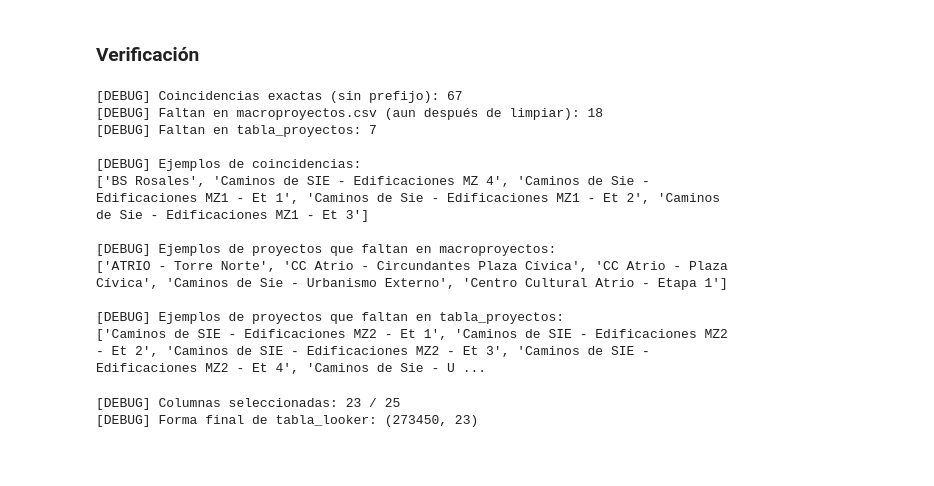
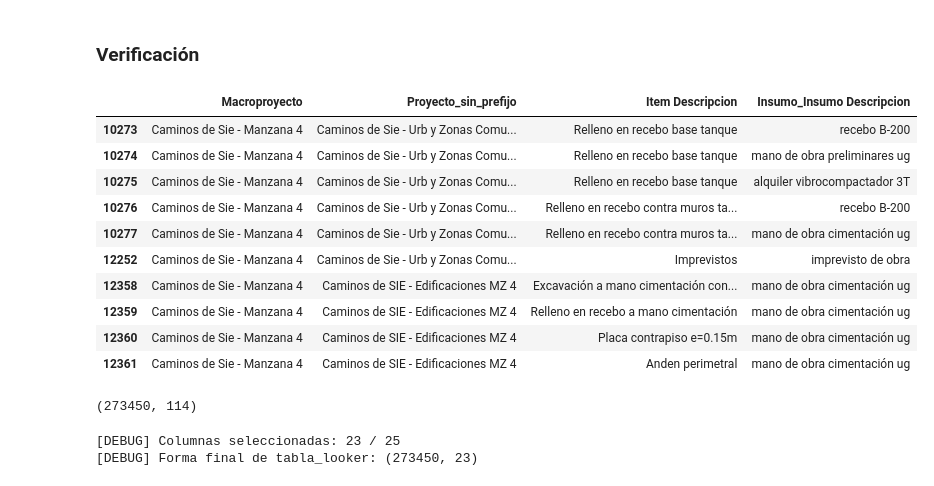
Before and after one commit to ConnectEscuelaIngenieros/consultoriaConnectBogota, a Jupyter notebook: Concatenador_Codigos_para_Homologador.ipynb, the cells around one changed output. Drawn from its saved outputs; the diff is of its cells as text; code cells hidden in the pictures; blank space fills up the shorter version.

```diff
--- a/Concatenador_Codigos_para_Homologador.ipynb
+++ b/Concatenador_Codigos_para_Homologador.ipynb
@@ -66,14 +66,14 @@ tabla_insumos_unica = tabla_insumos.drop_duplicates(subset=["SkIdInsumo"], keep=
 cols_no_clave = [c for c in tabla_insumos_unica.columns if c != "SkIdInsumo"]
 tabla_insumos_pref = tabla_insumos_unica.rename(columns={c: f"Insumo_{c}" for c in cols_no_clave})
 
-tabla_final = pd.merge(tabla_3, tabla_insumos_pref, on="SkIdInsumo", how="left")
-print(f"[DEBUG] OK. Forma final: {tabla_final.shape}")
+tabla_join = pd.merge(tabla_3, tabla_insumos_pref, on="SkIdInsumo", how="left")
+print(f"[DEBUG] OK. Forma final: {tabla_join.shape}")
 
 
 '''
 # === Exportar resultados ===
-tabla_final.to_csv("tabla_looker.csv", index=False, encoding="utf-8", sep=",")
-tabla_final.to_parquet("tabla_looker.parquet", index=False)
+tabla_join.to_csv("tabla_looker.csv", index=False, encoding="utf-8", sep=",")
+tabla_join.to_parquet("tabla_looker.parquet", index=False)
 print("[DEBUG] Exportado CSV y Parquet correctamente.")
 '''
 # %% [output]
@@ -95,30 +85,36 @@ print("[DEBUG] Exportado CSV y Parquet correctamente.")
+# %%
+## Vista de Concatenación Jerárquica
+# Mostrar solo algunas columnas relevantes
+columnas_mostrar = ["Macroproyecto", "Proyecto_sin_prefijo","Item Descripcion","Insumo_Insumo Descripcion"]
+vista_concatenacion = tabla_join[columnas_mostrar]
 # %% [markdown]
 ### Verificación
 # %%
 # Vista rápida de verificación
-#display(tabla_final[["Nombre Proyecto", "Macroproyecto"]].head(10))
 
 # Obtener conjuntos únicos
-set_macroproyectos = set(tabla_final["Proyecto_sin_prefijo"].dropna().str.strip())
+set_macroproyectos = set(vista_concatenacion["Proyecto_sin_prefijo"].dropna().str.strip())
 # Filtrar filas donde el campo 'Macroproyecto' está vacío o no coincide con los esperados
-filtro_no_macro = tabla_final[tabla_final["Macroproyecto"].notna() | (tabla_final["Macroproyecto"].str.strip() == "")]
+filtro_macro = vista_concatenacion[vista_concatenacion["Macroproyecto"].notna() | (vista_concatenacion["Macroproyecto"].str.strip() == "")]
 
-# Mostrar solo algunas columnas relevantes
-columnas_mostrar = ["Nombre Proyecto", "Macroproyecto", "Proyecto_sin_prefijo", "SkIdProyecto", "SkIdCapitulo"]
-display(filtro_no_macro[columnas_mostrar].head(10))
+
+display(filtro_macro[columnas_mostrar].head(10))
 # %% [output]
-[DEBUG] Coincidencias exactas (sin prefijo): 67
-[DEBUG] Faltan en macroproyectos.csv (aun después de limpiar): 18
-[DEBUG] Faltan en tabla_proyectos: 7
-
-[DEBUG] Ejemplos de coincidencias:
-['BS Rosales', 'Caminos de SIE - Edificaciones MZ 4', 'Caminos de Sie - Edificaciones MZ1 - Et 1', 'Caminos de Sie - Edificaciones MZ1 - Et 2', 'Caminos de Sie - Edificaciones MZ1 - Et 3']
-
-[DEBUG] Ejemplos de proyectos que faltan en macroproyectos:
-['ATRIO - Torre Norte', 'CC Atrio - Circundantes Plaza Cívica', 'CC Atrio - Plaza Cívica', 'Caminos de Sie - Urbanismo Externo', 'Centro Cultural Atrio - Etapa 1']
-
-[DEBUG] Ejemplos de proyectos que faltan en tabla_proyectos:
-['Caminos de SIE - Edificaciones MZ2 - Et 1', 'Caminos de SIE - Edificaciones MZ2 - Et 2', 'Caminos de SIE - Edificaciones MZ2 - Et 3', 'Caminos de SIE - Edificaciones MZ2 - Et 4', 'Caminos de Sie - U ...
+|  | Macroproyecto | Proyecto_sin_prefijo | Item Descripcion | Insumo_Insumo Descripcion |
+| 10273 | Caminos de Sie - Manzana 4 | Caminos de Sie - Urb y Zonas Comu... | Relleno en recebo base tanque | recebo B-200 |
+| 10274 | Caminos de Sie - Manzana 4 | Caminos de Sie - Urb y Zonas Comu... | Relleno en recebo base tanque | mano de obra preliminares ug |
+| 10275 | Caminos de Sie - Manzana 4 | Caminos de Sie - Urb y Zonas Comu... | Relleno en recebo base tanque | alquiler vibrocompactador 3T |
+| 10276 | Caminos de Sie - Manzana 4 | Caminos de Sie - Urb y Zonas Comu... | Relleno en recebo contra muros ta... | recebo B-200 |
+| 10277 | Caminos de Sie - Manzana 4 | Caminos de Sie - Urb y Zonas Comu... | Relleno en recebo contra muros ta... | mano de obra cimentación ug |
+| 12252 | Caminos de Sie - Manzana 4 | Caminos de Sie - Urb y Zonas Comu... | Imprevistos | imprevisto de obra |
+| 12358 | Caminos de Sie - Manzana 4 | Caminos de SIE - Edificaciones MZ 4 | Excavación a mano cimentación con... | mano de obra cimentación ug |
+| 12359 | Caminos de Sie - Manzana 4 | Caminos de SIE - Edificaciones MZ 4 | Relleno en recebo a mano cimentación | mano de obra cimentación ug |
+| 12360 | Caminos de Sie - Manzana 4 | Caminos de SIE - Edificaciones MZ 4 | Placa contrapiso e=0.15m | mano de obra cimentación ug |
+| 12361 | Caminos de Sie - Manzana 4 | Caminos de SIE - Edificaciones MZ 4 | Anden perimetral | mano de obra cimentación ug |
+# %%
+tabla_join.shape
+# %% [output]
+(273450, 114)
 # %%
 # === SELECCIÓN DE COLUMNAS ===
 columnas_finales = [
```
Also changed, not shown: parts of 8 cells of this notebook.
